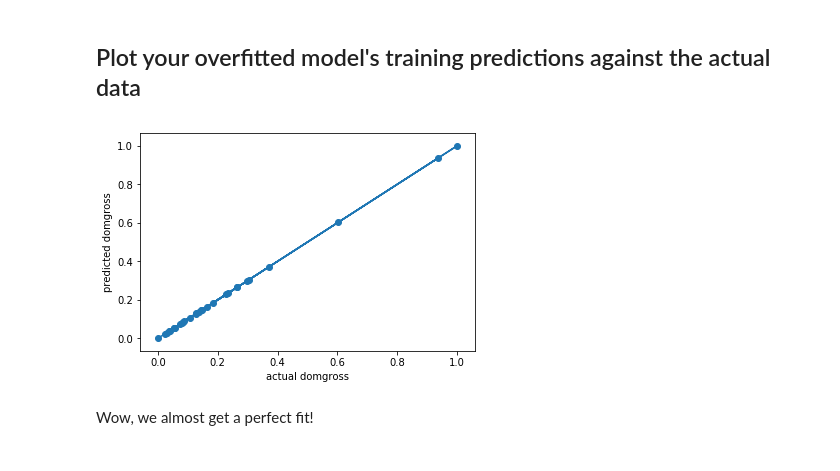
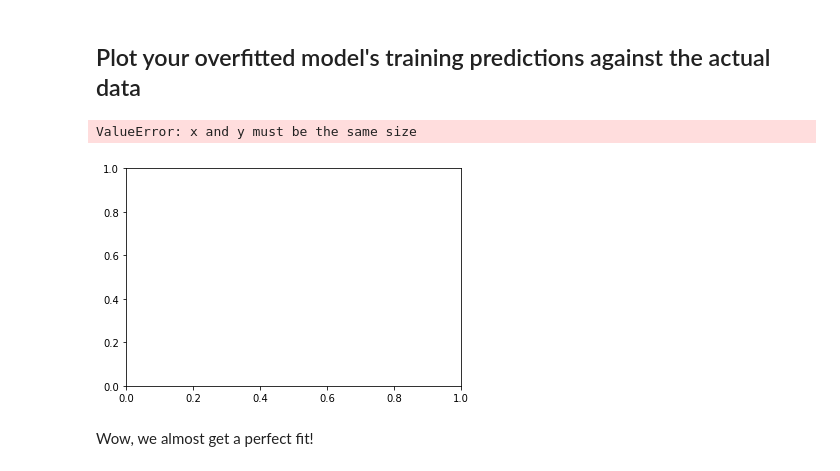
Before and after one commit to kayschulz/dsc-2-24-08-bias-variance-trade-off-lab-seattle-ds-career-040119, a Jupyter notebook: index.ipynb, the cells around one changed output. Cells and saved outputs as stored; diff of their text form; code cells hidden in the pictures.

```diff
--- a/index.ipynb
+++ b/index.ipynb
@@ -152,12 +152,13 @@ y_train_hat = reg_poly.predict(X_poly)
 ## Plot your overfitted model's training predictions against the actual data
 # %%
 plt.scatter(y_train, y_train_hat)
-plt.plot(y_, y, label='Actual Data')
+plt.plot(y_train, y_train, label='Actual Data')
 plt.xlabel('actual domgross')
 plt.ylabel('predicted domgross')
 plt.show();
 # %% [output]
+ValueError: x and y must be the same size
-[figure, old version]
+[figure, new version]
 # %% [markdown]
 Wow, we almost get a perfect fit!
 # %% [markdown]
```
